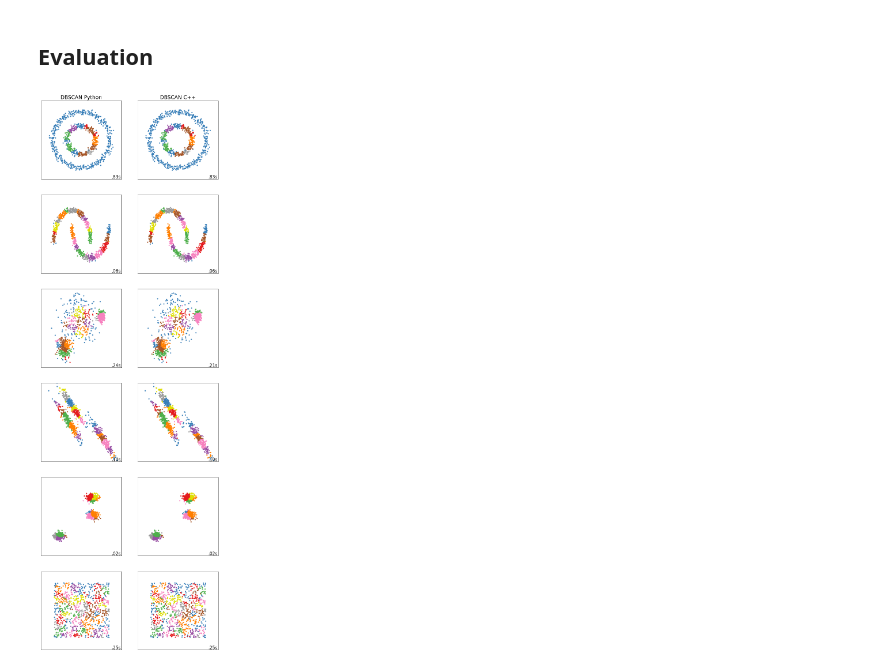
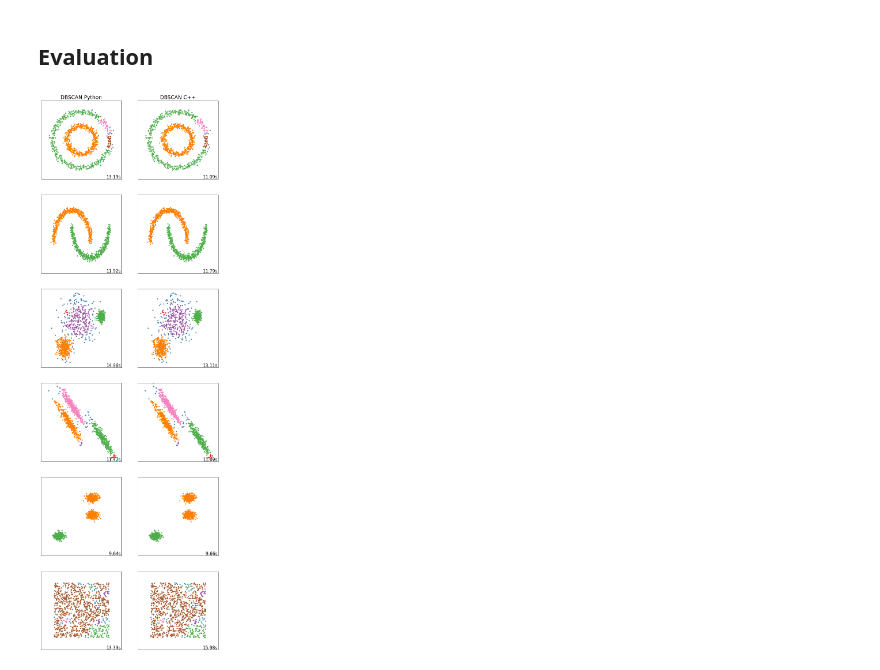
Before and after one commit to arek544/DBSCAN, a Jupyter notebook: dbscan_POC.ipynb, the cells around one changed output. Saved outputs shown, nothing was run; the diff lists cells and outputs as text; code cells hidden in the pictures.

```diff
--- a/dbscan_POC.ipynb
+++ b/dbscan_POC.ipynb
@@ -106,32 +105,44 @@ datasets = [
     (
         noisy_circles,
         {
-            "epsilon": 0.3,
-            "minPts": 50,
+            "epsilon": 0.15,
+            "minPts": 5,
         },
     ),
     (
         noisy_moons,
         {
-            "epsilon": 0.3,
-            "minPts": 20,
+            "epsilon": 0.15,
+            "minPts": 5,
         }),
     (
         varied,
         {
-            "epsilon": 0.3,
-            "minPts": 20,
+            "epsilon": 0.15,
+            "minPts": 5,
         },
     ),
     (
         aniso,
         {
-            "epsilon": 0.3,
-            "minPts": 20,
+            "epsilon": 0.15,
+            "minPts": 5,
         },
     ),
-    (blobs, {}),
-    (no_structure, {}),
+    (
+        blobs,
+        {
+            "epsilon": 0.65,
+            "minPts": 20,
+        }
+    ),
+    (
+        no_structure,
+     {
+            "epsilon": 0.15,
+            "minPts": 5,
+     }
+    ),
 ]
 
 for i_dataset, (dataset, algo_params) in enumerate(datasets):
@@ -148,8 +159,6 @@ for i_dataset, (dataset, algo_params) in enumerate(datasets):
     # normalize dataset for easier parameter selection
     X = StandardScaler().fit_transform(X)
 
-    dbscan(X, 0.65, 50)
-
     clustering_algorithms = (
         ("DBSCAN Python", dbscan),
         ("DBSCAN C++", dbscan),
@@ -157,7 +166,8 @@ for i_dataset, (dataset, algo_params) in enumerate(datasets):
 
     for name, algorithm in clustering_algorithms:
         t0 = time.time()
-        y_pred = algorithm(X, epsilon, minPts)
+        # print(epsilon, minPts)
+        y_pred = dbscan(X, epsilon, minPts)
         t1 = time.time()
 
         plt.subplot(len(datasets), len(clustering_algorithms), plot_num)
@@ -177,33 +187,33 @@ for i_dataset, (dataset, algo_params) in enumerate(datasets):
                             "#984ea3",
                             "#999999",
                             "#e41a1c",
                             "#dede00",
                         ]
                     ),
                     int(max(y_pred) + 1),
                 )
             )
         )
         # add black color for outliers (if any)
         colors = np.append(colors, ["#000000"])
         plt.scatter(X[:, 0], X[:, 1], s=10, color=colors[y_pred.astype(int)])
 
         plt.xlim(-2.5, 2.5)
         plt.ylim(-2.5, 2.5)
         plt.xticks(())
         plt.yticks(())
         plt.text(
             0.99,
             0.01,
             ("%.2fs" % (t1 - t0)).lstrip("0"),
             transform=plt.gca().transAxes,
             size=15,
             horizontalalignment="right",
         )
         plot_num += 1
 
 plt.show()
 # %% [output]
-[figure, old version]
+[figure, new version]
 # %%
 |
```
Also changed, not shown: parts of 2 cells of this notebook.
